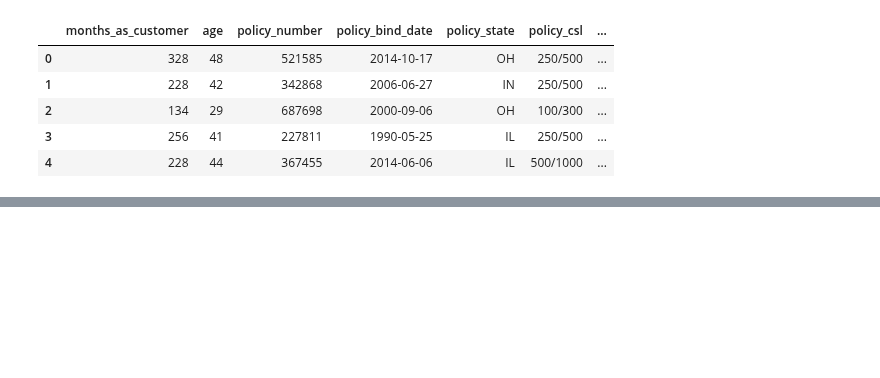
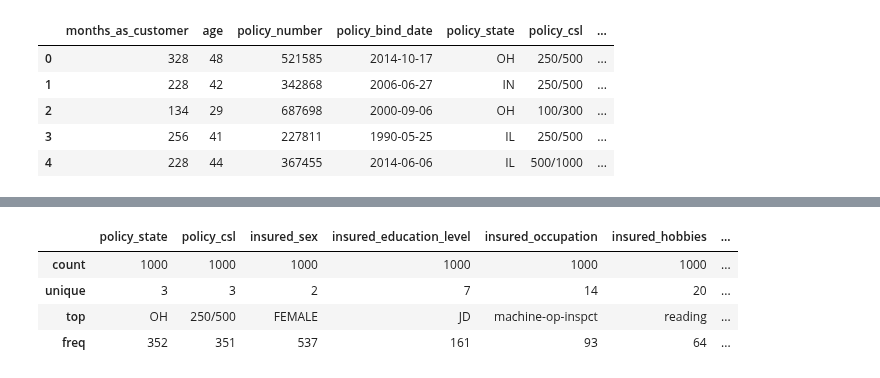
Before and after one commit to Shashank-Sundi/NOTEBOOKS, a Jupyter notebook: INSURANCE-CLAIM-FRAUD.ipynb, the cells around one changed output, grey strips where cells are left out. Cells and saved outputs as stored; diff of their text form; code cells hidden in the pictures; blank space fills up the shorter version.

```diff
--- a/INSURANCE-CLAIM-FRAUD.ipynb
+++ b/INSURANCE-CLAIM-FRAUD.ipynb
@@ -120,0 +158,8 @@ Name: number_of_vehicles_involved, dtype: int64
+# %%
+data[categ_index].describe()
+# %% [output]
+|  | policy_state | policy_csl | insured_sex | insured_education_level | insured_occupation | insured_hobbies | ... |
+| count | 1000 | 1000 | 1000 | 1000 | 1000 | 1000 | ... |
+| unique | 3 | 3 | 2 | 7 | 14 | 20 | ... |
+| top | OH | 250/500 | FEMALE | JD | machine-op-inspct | reading | ... |
+| freq | 352 | 351 | 537 | 161 | 93 | 64 | ... |
```
Also changed, not shown: parts of 11 cells of this notebook.
